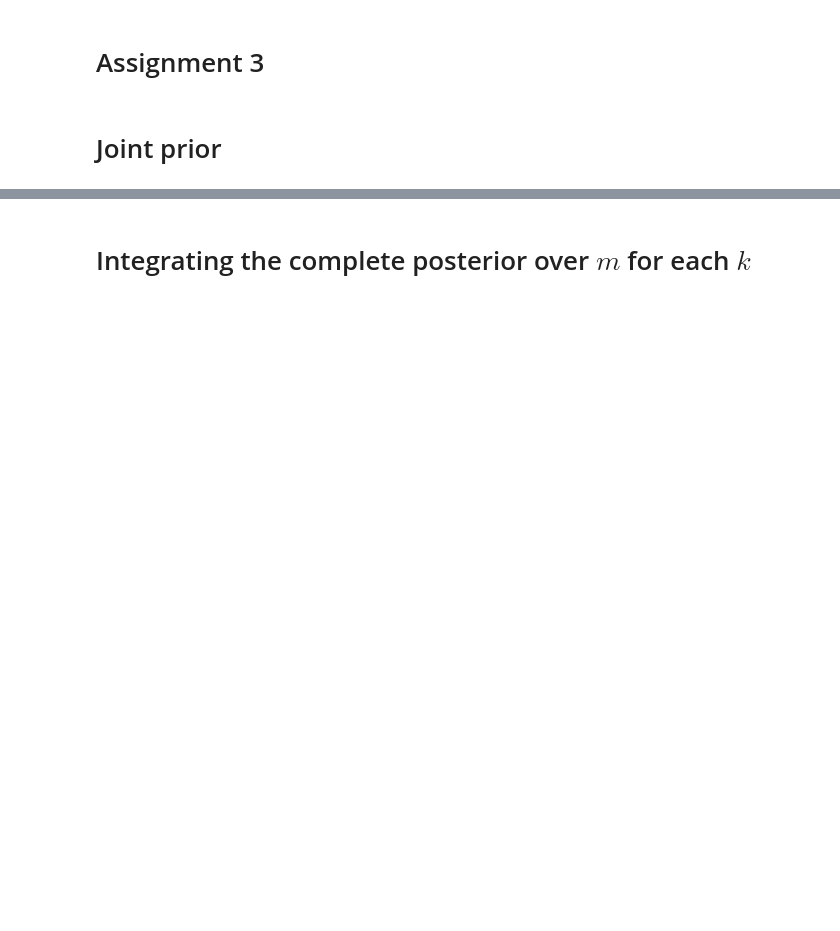
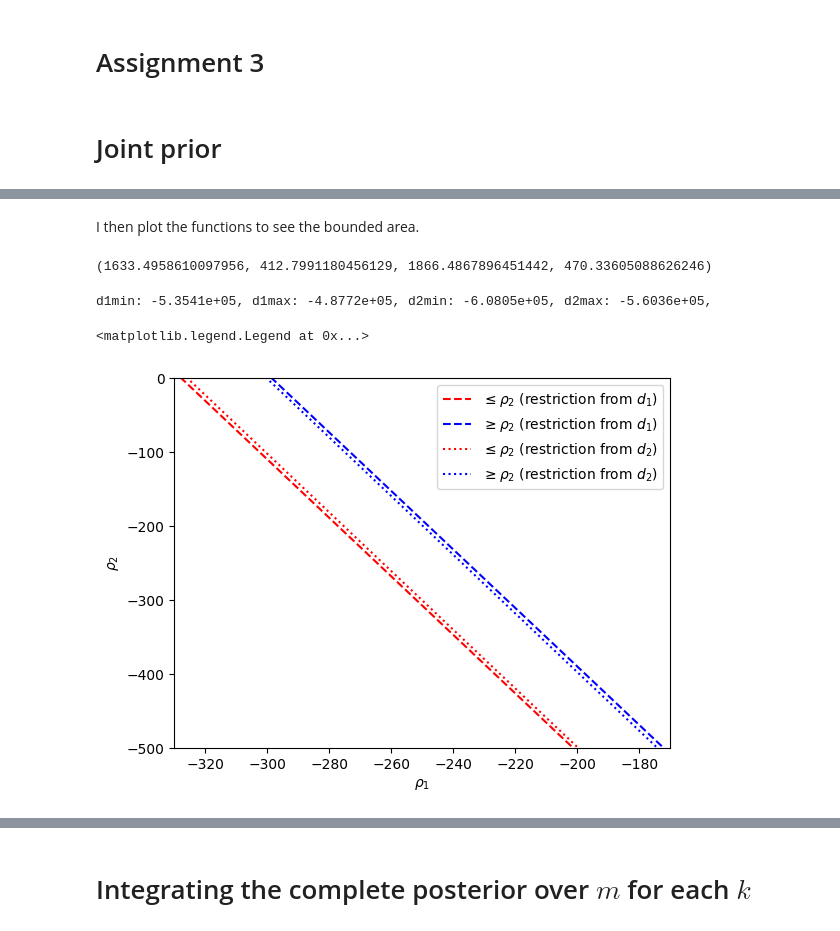
Before and after one commit to Bjartensen/inverse-problems-assignment3, a Jupyter notebook: assignment3.ipynb, the cells around one changed output, grey strips where cells are left out. Saved outputs shown, nothing was run; the diff lists cells and outputs as text; code cells hidden in the pictures; blank space fills up the shorter version.

```diff
--- a/assignment3.ipynb
+++ b/assignment3.ipynb
@@ -69,0 +244,80 @@ Support distribution changes.
+# %% [markdown]
+I then plot the functions to see the bounded area.
+# %%
+def k2_L():
+    """
+    Computing the geometry factors for for k=2
+    """
+
+    radius = 4700
+
+    ## Top cylinder
+    k2d1htopT = 1000
+    k2d1hbotT = k2d1htopT+3000
+    k2d1btopT = ma.sqrt(k2d1htopT**2 + radius**2)
+    k2d1bbotT = ma.sqrt(k2d1hbotT**2 + radius**2)
+
+    k2d2htopT = 500
+    k2d2hbotT = k2d2htopT+3000
+    k2d2btopT = ma.sqrt(k2d2htopT**2 + radius**2)
+    k2d2bbotT = ma.sqrt(k2d2hbotT**2 + radius**2)
+
+
+    ## Bot cylinder
+    k2d1htopB = 1000+3000
+    k2d1hbotB = k2d1htopB+1400
+    k2d1btopB = ma.sqrt(k2d1htopB**2 + radius**2)
+    k2d1bbotB = ma.sqrt(k2d1hbotB**2 + radius**2)
+
+    k2d2htopB = 500+3000
+    k2d2hbotB = k2d2htopB+1400
+    k2d2btopB = ma.sqrt(k2d2htopB**2 + radius**2)
+    k2d2bbotB = ma.sqrt(k2d2hbotB**2 + radius**2)
+
+    L11 = (k2d1btopT-k2d1htopT) - (k2d1bbotT-k2d1hbotT)
+    L12 = (k2d1btopB-k2d1htopB) - (k2d1bbotB-k2d1hbotB)
+    L21 = (k2d2btopT-k2d2htopT) - (k2d2bbotT-k2d2hbotT)
+    L22 = (k2d2btopB-k2d2htopB) - (k2d2bbotB-k2d2hbotB)
+
+    return L11, L12, L21, L22
+
+a11, a12, a21, a22 = k2_L()
+k2_L()
+# %% [output]
+(1633.4958610097956, 412.7991180456129, 1866.4867896451442, 470.33605088626246)
+# %%
+def rho2(rho1, dbound, a, b):
+    return (dbound - a*rho1)/b
+
+d1min = (d[0]-d_sigma)/(2*const.pi*const.G)
+d1max = (d[0]+d_sigma)/(2*const.pi*const.G)
+d2min = (d[1]-d_sigma)/(2*const.pi*const.G)
+d2max = (d[1]+d_sigma)/(2*const.pi*const.G)
+print(f"d1min: {d1min:.5g}, d1max: {d1max:.5g}, d2min: {d2min:.5g}, d2max: {d2max:.5g}, ")
+
+x = np.linspace(-500, 0, 1000)
+y11 = rho2(x, d1min, a11, a12)
+
+y12 = rho2(x, d1max, a11, a12)
+
+y21 = rho2(x, d2min, a21, a22)
+
+y22 = rho2(x, d2max, a21, a22)
+
+
+plt.plot(x, y11, color="red", linestyle="dashed", label="$\\leq \\rho_2$ (restriction from $d_1$)")
+plt.plot(x, y12, color="blue", linestyle="dashed", label="$\\geq \\rho_2 $ (restriction from $d_1$)")
+plt.plot(x, y21, color="red", linestyle="dotted", label="$\\leq \\rho_2 $ (restriction from $d_2$)") # These ones
+plt.plot(x, y22, color="blue", linestyle="dotted", label="$\\geq \\rho_2 $ (restriction from $d_2$)") # These ones
+
+plt.ylabel("$\\rho_2$")
+plt.xlabel("$\\rho_1$")
+
+plt.xlim(-330,-170)
+plt.ylim(-500,0)
+
+plt.legend()
+# %% [output]
+d1min: -5.3541e+05, d1max: -4.8772e+05, d2min: -6.0805e+05, d2max: -5.6036e+05,
+<matplotlib.legend.Legend at 0x...>
+[figure, added]
```
Also changed, not shown: parts of 28 cells of this notebook.
